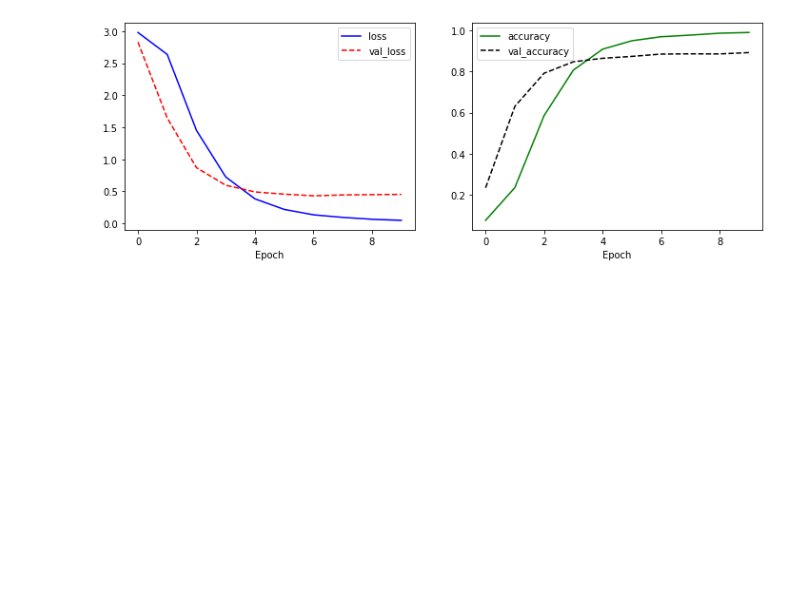
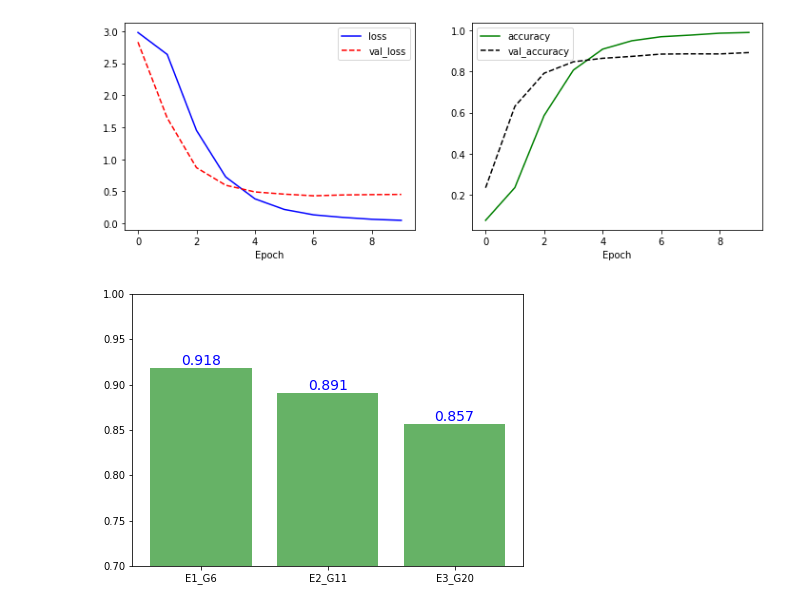
Before and after one commit to hellen1221/TextMining22, a Jupyter notebook: resiltshow01.ipynb, the cells around one changed output. Saved outputs shown, nothing was run; the diff lists cells and outputs as text; code cells hidden in the pictures; blank space fills up the shorter version.

```diff
--- a/resiltshow01.ipynb
+++ b/resiltshow01.ipynb
@@ -29,3 +34,22 @@ plt.legend()
 plt.show()
 # %% [output]
 [figure]
+# %%
+Group = ['E1_G6', 'E2_G11', 'E3_G20']
+Group_values = [0.918, 0.891, 0.857]
+
+plt.figure(figsize=(7, 5))
+plt.bar(Group, Group_values, color='g', alpha=0.6)
+
+for i, name in enumerate(Group):
+    plt.text(name, Group_values[i], "{:.3f}".format(Group_values[i]),
+             fontsize = 14,
+             color='blue',
+             horizontalalignment='center',
+             verticalalignment='bottom')
+
+plt.ylim(0.7, 1.0)
+
+plt.show()
+# %% [output]
+[figure, added]
```
Also changed, not shown: parts of 1 cell of this notebook.
